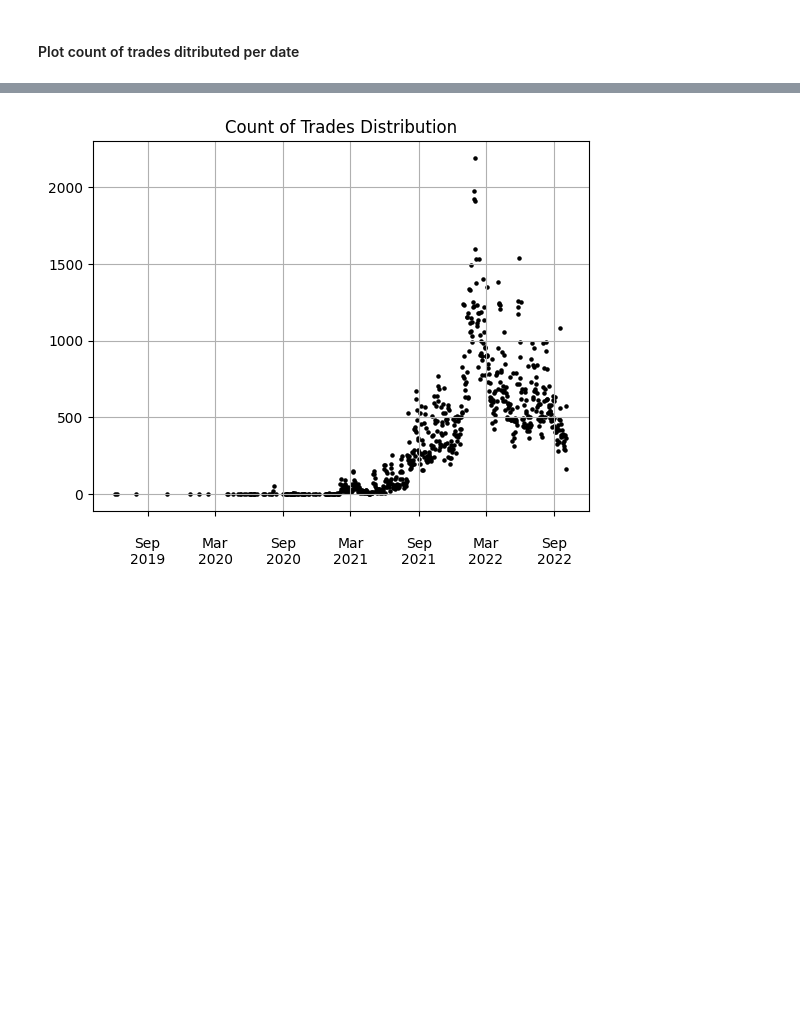
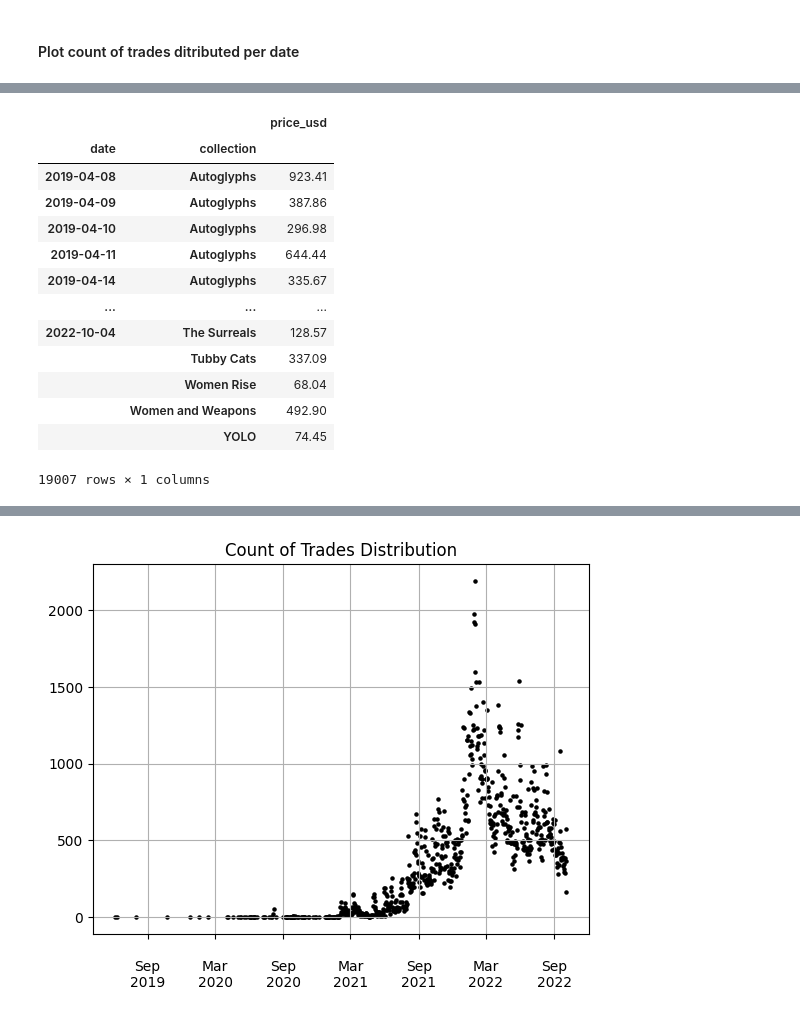
Before and after one commit to vfcapital/bachelor-thesis, a Jupyter notebook: bachelorthesis/notebooks/trade_analysis.ipynb, the cells around one changed output, grey strips where cells are left out. Cells and saved outputs as stored; diff of their text form; code cells hidden in the pictures; blank space fills up the shorter version.

```diff
--- a/bachelorthesis/notebooks/trade_analysis.ipynb
+++ b/bachelorthesis/notebooks/trade_analysis.ipynb
@@ -21,3 +22,9 @@ import pandas as pd
+# %%
+trades = (
+    pd.read_csv("historic_data/trades.csv", low_memory=False)
+    .pipe(format_trades_df)
+    .rename(columns={"NFT": "collection"})
+)
 # %%
 nft_trades = pd.read_csv("historic_data/profits.csv", low_memory=False).set_index(
     ["nft_id", "trade_no"]
@@ -45,0 +57,17 @@ from sklearn.cluster import KMeans
+# %%
+trades[["date", "price_usd", "collection"]].groupby(["date", "collection"]).sum()
+# %% [output]
+|  |  | price_usd |
+| date | collection |  |
+| 2019-04-08 | Autoglyphs | 923.41 |
+| 2019-04-09 | Autoglyphs | 387.86 |
+| 2019-04-10 | Autoglyphs | 296.98 |
+| 2019-04-11 | Autoglyphs | 644.44 |
+| 2019-04-14 | Autoglyphs | 335.67 |
+| ... | ... | ... |
+| 2022-10-04 | The Surreals | 128.57 |
+|  | Tubby Cats | 337.09 |
+|  | Women Rise | 68.04 |
+|  | Women and Weapons | 492.90 |
+|  | YOLO | 74.45 |
+19007 rows × 1 columns
```
Also changed, not shown: parts of 17 cells of this notebook.
